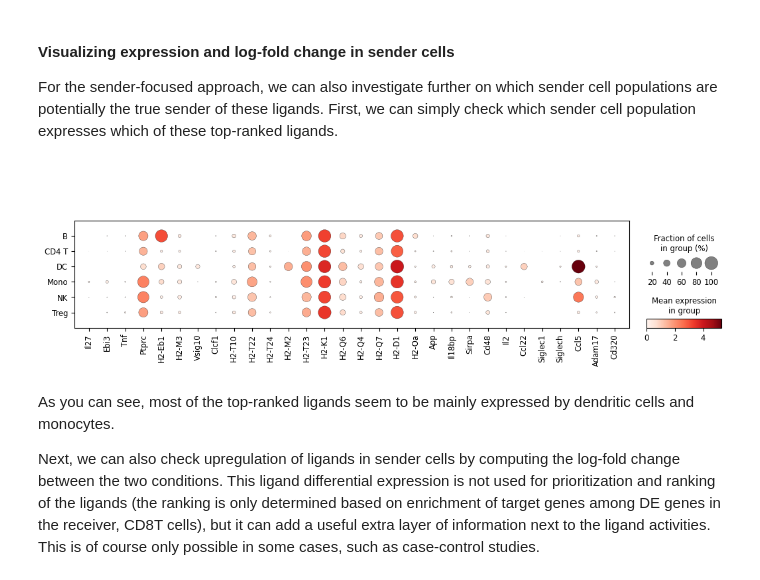
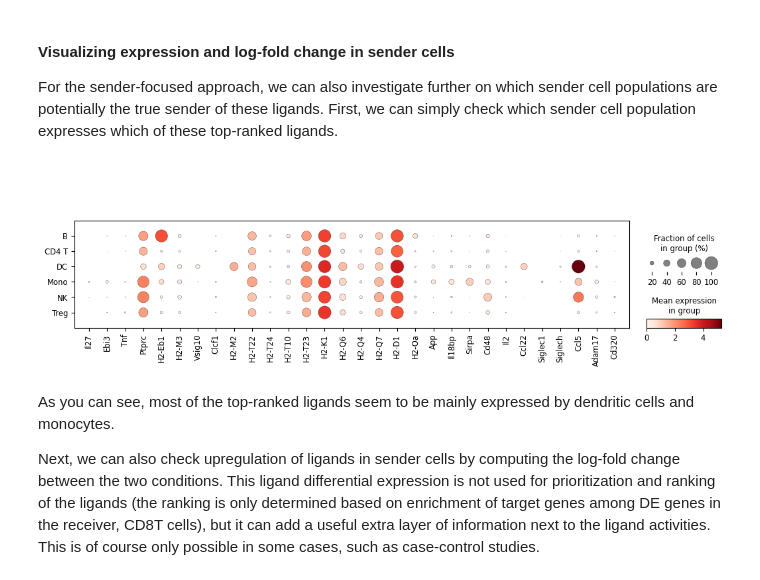
Before and after one commit to saeyslab/nichenetpy, a Jupyter notebook: notebooks/wrapper.ipynb, the cells around one changed output. Drawn from its saved outputs; the diff is of its cells as text; code cells hidden in the pictures.

```diff
--- a/notebooks/wrapper.ipynb
+++ b/notebooks/wrapper.ipynb
@@ -218,14 +218,16 @@ create_prior_interaction_potential_heatmap(
 
 For the sender-focused approach, we can also investigate further on which sender cell populations are potentially the true sender of these ligands. First, we can simply check which sender cell population expresses which of these top-ranked ligands.
 # %%
+ann_focused.var = ann.var
+ann_focused.X = ann_focused.layers["data"]
 sc.pl.dotplot(
     ann_focused,
     var_names=best_upstream_ligands_focused,
     groupby="celltype",
     gene_symbols="gene"
 )
 # %% [output]
-[figure, old version]
+[figure, new version]
 # %% [markdown]
 As you can see, most of the top-ranked ligands seem to be mainly expressed by dendritic cells and monocytes.
 
```
Also changed, not shown: parts of 1 cell of this notebook, 5 other files.
